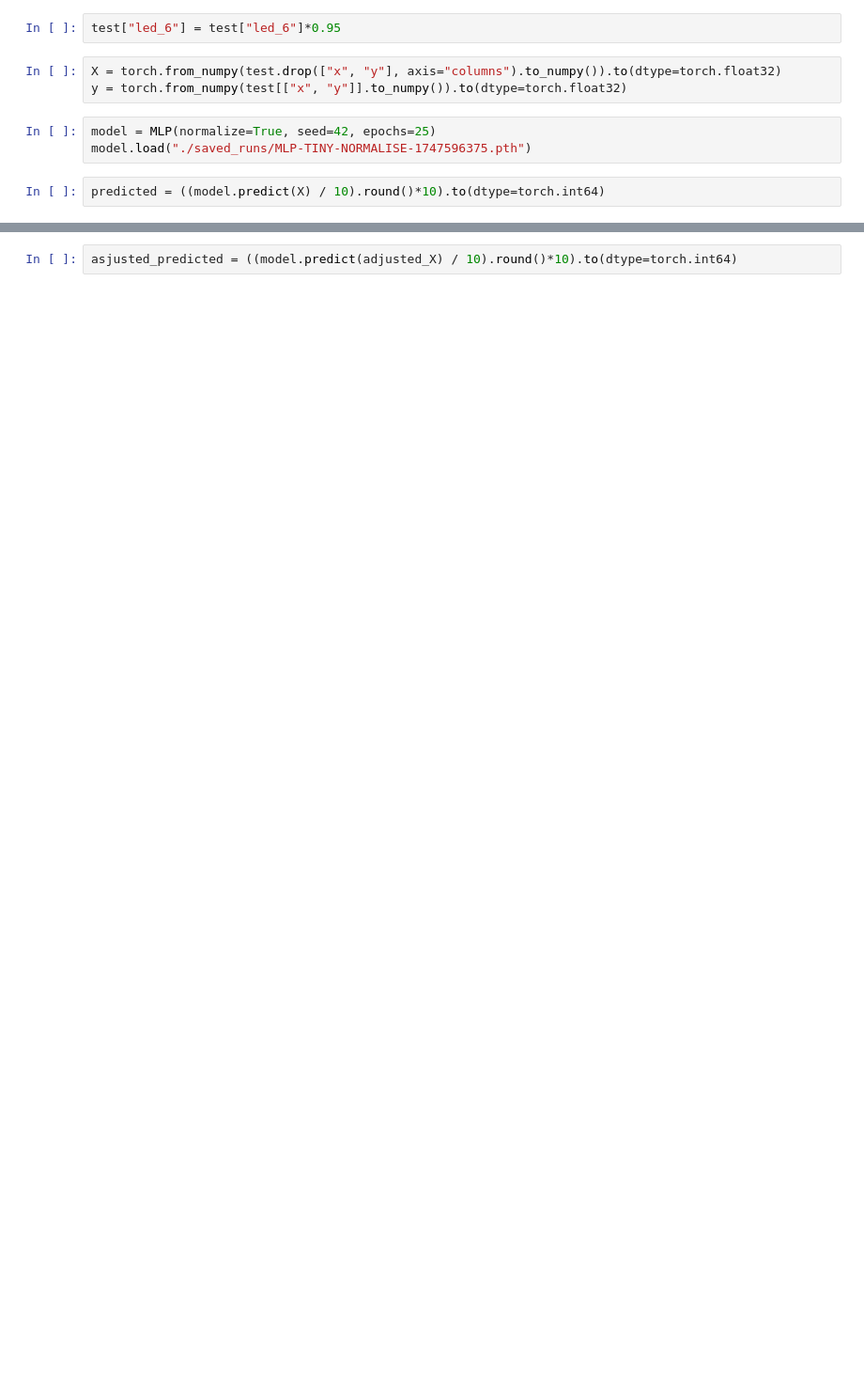
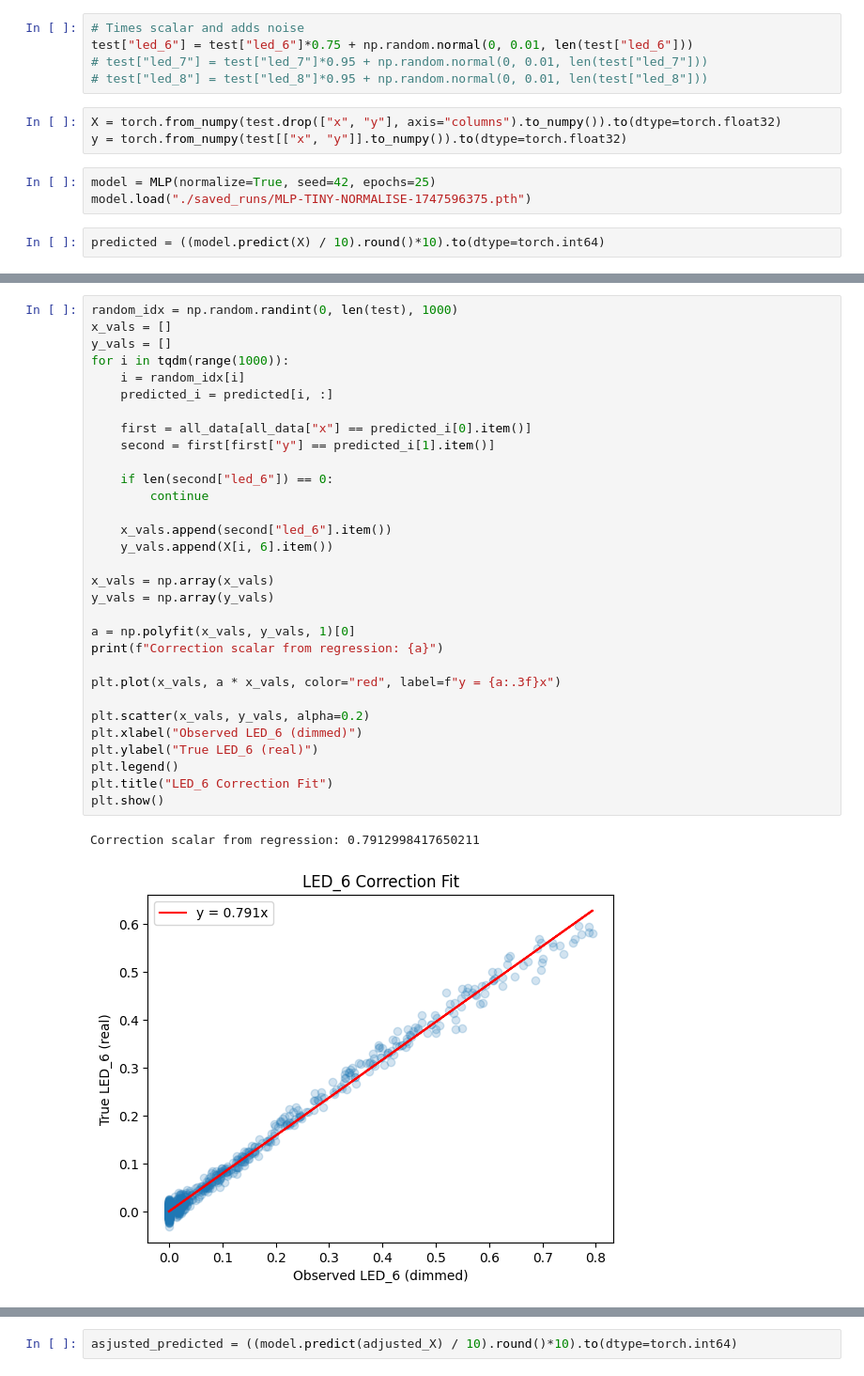
Before and after one commit to einstein8612/VLP, a Jupyter notebook: testing.ipynb, the cells around one changed output, grey strips where cells are left out. Shown at 94% size. Drawn from its saved outputs; the diff is of its cells as text; blank space fills up the shorter version.

Commit message:
clean up notebook and add fitting to estimate scalar

```diff
--- a/testing.ipynb
+++ b/testing.ipynb
@@ -15,8 +14,11 @@ test = pd.read_csv("./dataset/exported/data_176_cleaned/test.csv")
 all_data = pd.concat([train, test], axis=0)
 # %%
 real_led_6 = test["led_6"]
-# %%
-test["led_6"] = test["led_6"]*0.95
+# %%
+# Times scalar and adds noise
+test["led_6"] = test["led_6"]*0.75 + np.random.normal(0, 0.01, len(test["led_6"]))
+# test["led_7"] = test["led_7"]*0.95 + np.random.normal(0, 0.01, len(test["led_7"]))
+# test["led_8"] = test["led_8"]*0.95 + np.random.normal(0, 0.01, len(test["led_8"]))
 # %%
 X = torch.from_numpy(test.drop(["x", "y"], axis="columns").to_numpy()).to(dtype=torch.float32)
 y = torch.from_numpy(test[["x", "y"]].to_numpy()).to(dtype=torch.float32)
@@ -48,0 +56,34 @@ Predicted scalar: 1.0157092809677124
+# %%
+random_idx = np.random.randint(0, len(test), 1000)
+x_vals = []
+y_vals = []
+for i in tqdm(range(1000)):
+    i = random_idx[i]
+    predicted_i = predicted[i, :]
+
+    first = all_data[all_data["x"] == predicted_i[0].item()]
+    second = first[first["y"] == predicted_i[1].item()]
+
+    if len(second["led_6"]) == 0:
+        continue
+
+    x_vals.append(second["led_6"].item())
+    y_vals.append(X[i, 6].item())
+
+x_vals = np.array(x_vals)
+y_vals = np.array(y_vals)
+
+a = np.polyfit(x_vals, y_vals, 1)[0]
+print(f"Correction scalar from regression: {a}")
+
+plt.plot(x_vals, a * x_vals, color="red", label=f"y = {a:.3f}x")
+
+plt.scatter(x_vals, y_vals, alpha=0.2)
+plt.xlabel("Observed LED_6 (dimmed)")
+plt.ylabel("True LED_6 (real)")
+plt.legend()
+plt.title("LED_6 Correction Fit")
+plt.show()
+# %% [output]
+Correction scalar from regression: 0.7912998417650211
+[figure, added]
```
Also changed, not shown: parts of 8 cells of this notebook.
